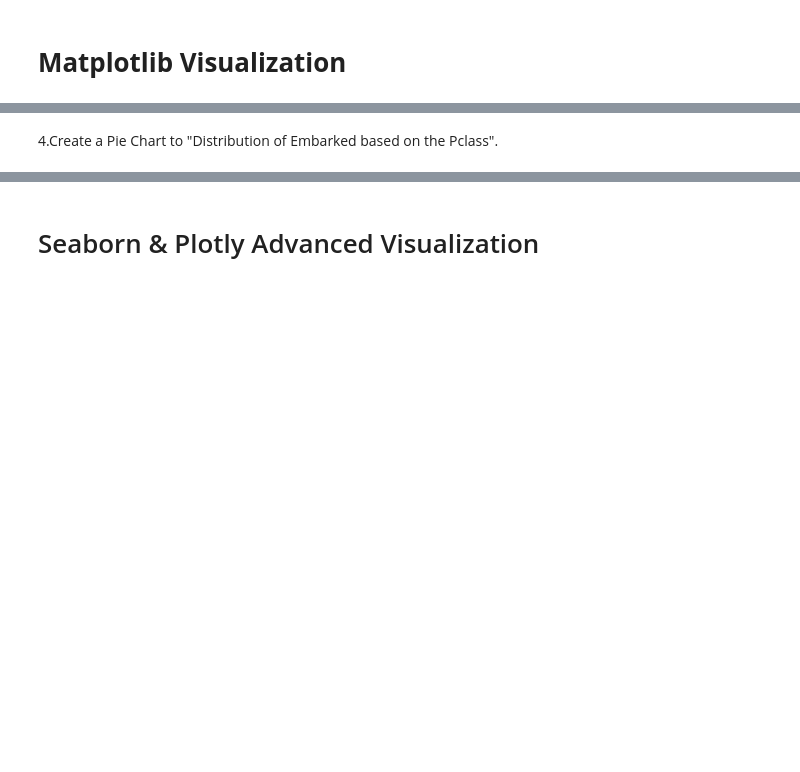
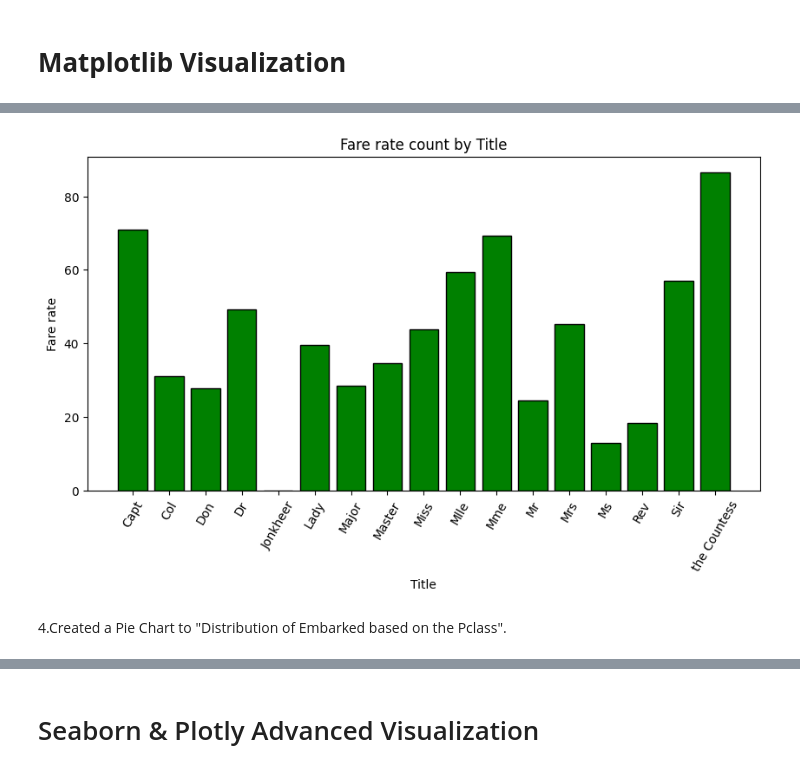
Before and after one commit to shaalu2408-pixel/Python-coding-challenges, a Jupyter notebook: Shalini_R_day10.ipynb, the cells around one changed output, grey strips where cells are left out. Drawn from its saved outputs; the diff is of its cells as text; code cells hidden in the pictures; blank space fills up the shorter version.

```diff
--- a/Shalini_R_day10.ipynb
+++ b/Shalini_R_day10.ipynb
@@ -49,2 +347,13 @@ value_counts().
+# %%
+cost=df.groupby("Title")["Fare"].mean().reset_index()
+plt.figure(figsize=(10,5))
+plt.bar(cost.Title,cost.Fare,color='g',edgecolor='black',alpha=1.0)
+plt.title('Fare rate count by Title')
+plt.xlabel('Title')
+plt.xticks(rotation=60)
+plt.ylabel('Fare rate')
+plt.show()
+# %% [output]
+[figure, added]
 # %% [markdown]
-4.Create a Pie Chart to "Distribution of Embarked based on the Pclass".
+4.Created a Pie Chart to "Distribution of Embarked based on the Pclass".
```
Also changed, not shown: parts of 56 cells of this notebook.
